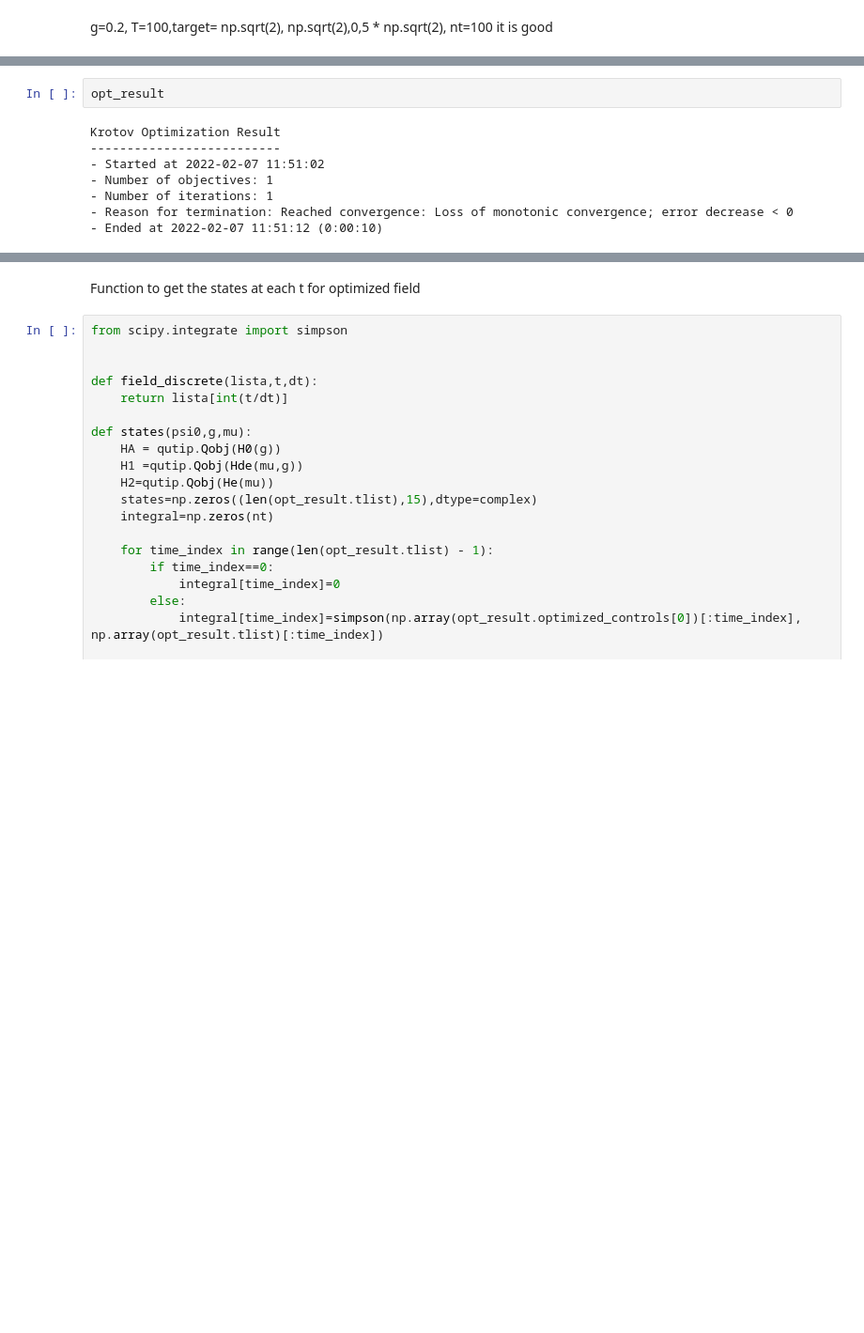
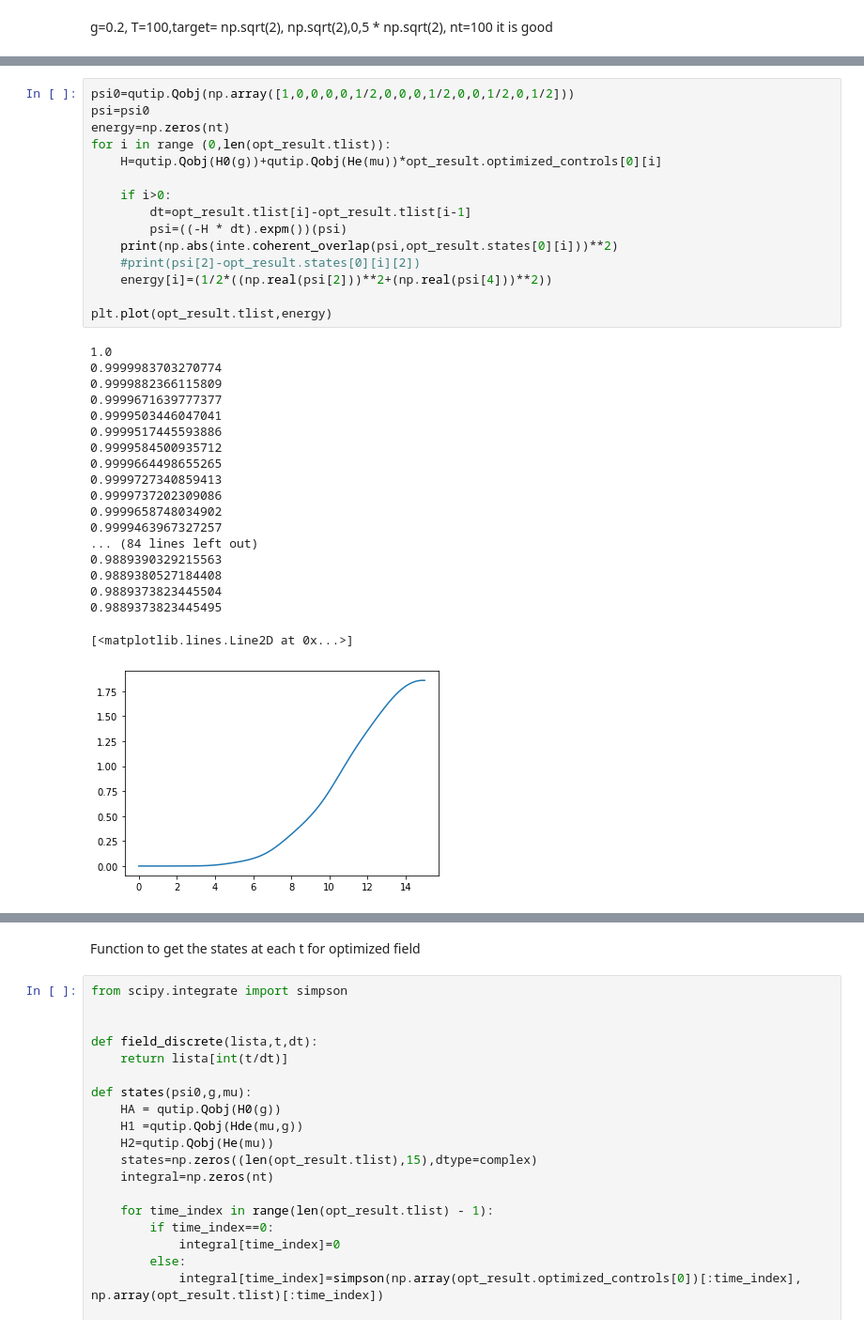
Before and after one commit to gsuarezr/krotov, a Jupyter notebook: Field/Gaussian(field).ipynb, the cells around one changed output, grey strips where cells are left out. Shown: that part at 94% size. Drawn from its saved outputs; the diff is of its cells as text; blank space fills up the shorter version.

```diff
--- a/Field/Gaussian(field).ipynb
+++ b/Field/Gaussian(field).ipynb
@@ -214,13 +198,38 @@ WARNING:matplotlib.legend:No handles with labels found to put in legend.
-# %%
-opt_result
-# %% [output]
-Krotov Optimization Result
---------------------------
-- Started at 2022-02-07 11:51:02
-- Number of objectives: 1
-- Number of iterations: 1
-- Reason for termination: Reached convergence: Loss of monotonic convergence; error decrease < 0
-- Ended at 2022-02-07 11:51:12 (0:00:10)
+# %%
+psi0=qutip.Qobj(np.array([1,0,0,0,0,1/2,0,0,0,1/2,0,0,1/2,0,1/2]))
+psi=psi0
+energy=np.zeros(nt)
+for i in range (0,len(opt_result.tlist)):
+    H=qutip.Qobj(H0(g))+qutip.Qobj(He(mu))*opt_result.optimized_controls[0][i]
+
+    if i>0:
+        dt=opt_result.tlist[i]-opt_result.tlist[i-1]
+        psi=((-H * dt).expm())(psi)
+    print(np.abs(inte.coherent_overlap(psi,opt_result.states[0][i]))**2)
+    #print(psi[2]-opt_result.states[0][i][2])
+    energy[i]=(1/2*((np.real(psi[2]))**2+(np.real(psi[4]))**2))
+
+plt.plot(opt_result.tlist,energy)
+# %% [output]
+1.0
+0.9999983703270774
+0.9999882366115809
+0.9999671639777377
+0.9999503446047041
+0.9999517445593886
+0.9999584500935712
+0.9999664498655265
+0.9999727340859413
+0.9999737202309086
+0.9999658748034902
+0.9999463967327257
+... (84 lines left out)
+0.9889390329215563
+0.9889380527184408
+0.9889373823445504
+0.9889373823445495
+[<matplotlib.lines.Line2D at 0x...>]
+[figure, added]
 # %%
 psi=opt_result.states[0]
 circle1=plt.Circle((1/np.sqrt(2)*np.real(psi[nt-1][2]), 1/np.sqrt(2)*np.real(psi[nt-1][4])), 0.25, color='r')
```
Also changed, not shown: parts of 5 cells of this notebook.
